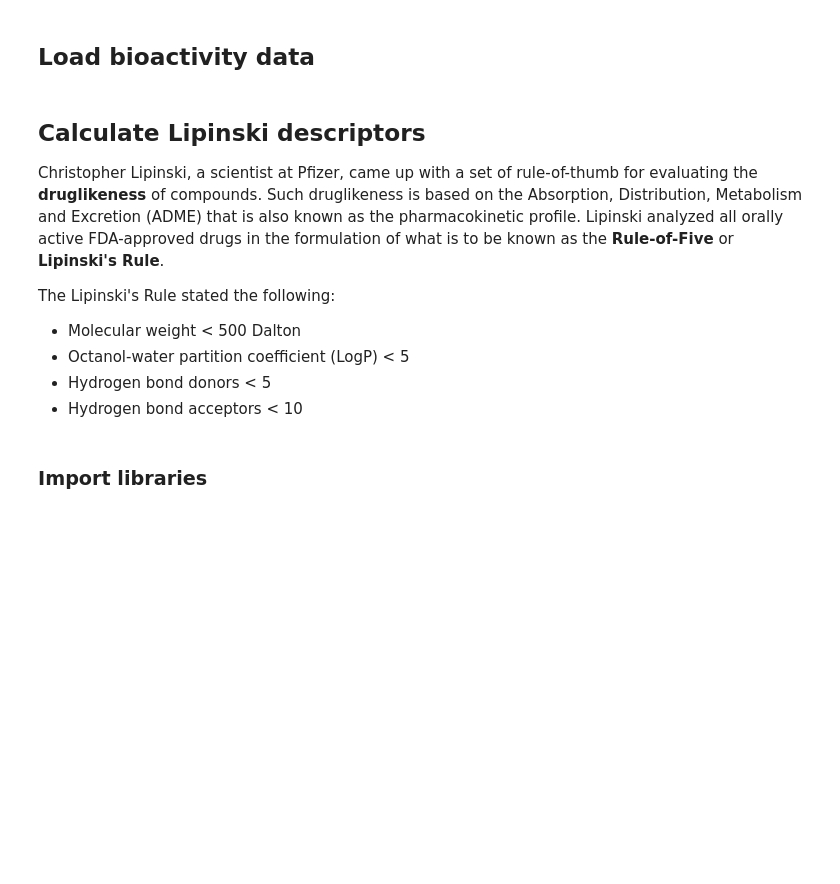
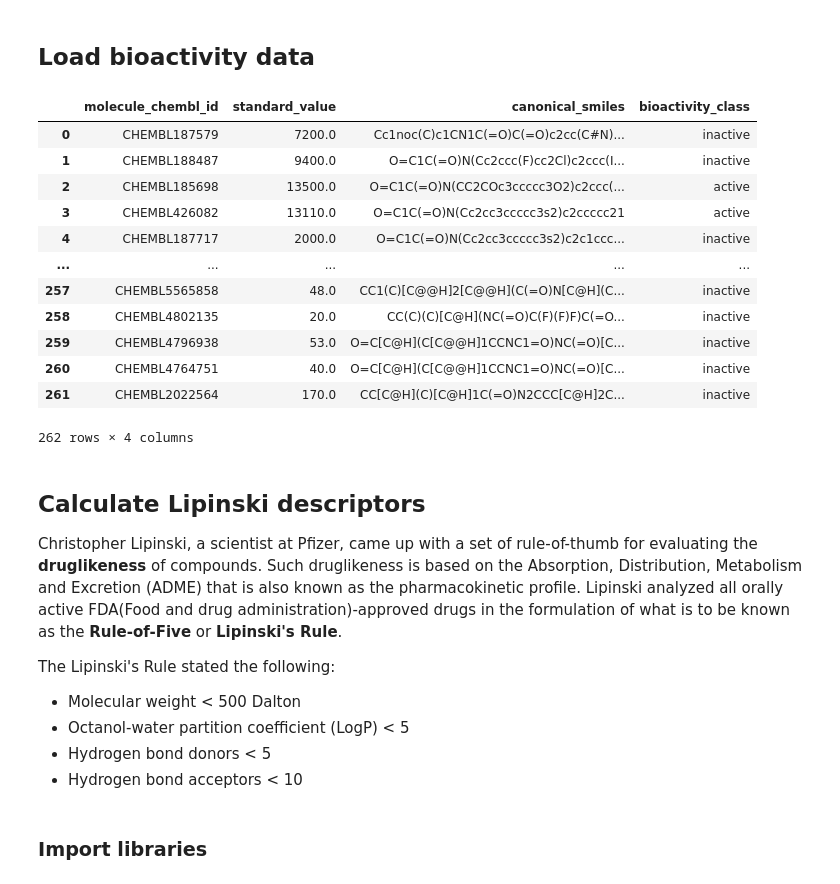
Before and after one commit to ajmal117/Bioinformatics-drug-discoveries, a Jupyter notebook: python/CDD_ML_Part_2_Exploratory_Data_Analysis.ipynb, the cells around one changed output. Saved outputs shown, nothing was run; the diff lists cells and outputs as text; code cells hidden in the pictures; blank space fills up the shorter version.

```diff
--- a/python/CDD_ML_Part_2_Exploratory_Data_Analysis.ipynb
+++ b/python/CDD_ML_Part_2_Exploratory_Data_Analysis.ipynb
@@ -38,10 +30,25 @@ Executing transaction: |/-\|/-\|/-\|/-\|/-\|/-\|/-\|/-\|/-\|/-\|/-\|/-\|/-\|/-\|
 # %%
 import pandas as pd
 # %%
-df = pd.read_csv('bioactivity_data_preprocessed.csv')
+df = pd.read_csv('bioactivity_preprocessed_data.csv')
+df
+# %% [output]
+|  | molecule_chembl_id | standard_value | canonical_smiles | bioactivity_class |
+| 0 | CHEMBL187579 | 7200.0 | Cc1noc(C)c1CN1C(=O)C(=O)c2cc(C#N)... | inactive |
+| 1 | CHEMBL188487 | 9400.0 | O=C1C(=O)N(Cc2ccc(F)cc2Cl)c2ccc(I... | inactive |
+| 2 | CHEMBL185698 | 13500.0 | O=C1C(=O)N(CC2COc3ccccc3O2)c2ccc(... | active |
+| 3 | CHEMBL426082 | 13110.0 | O=C1C(=O)N(Cc2cc3ccccc3s2)c2ccccc21 | active |
+| 4 | CHEMBL187717 | 2000.0 | O=C1C(=O)N(Cc2cc3ccccc3s2)c2c1ccc... | inactive |
+| ... | ... | ... | ... | ... |
+| 257 | CHEMBL5565858 | 48.0 | CC1(C)[C@@H]2[C@@H](C(=O)N[C@H](C... | inactive |
+| 258 | CHEMBL4802135 | 20.0 | CC(C)(C)[C@H](NC(=O)C(F)(F)F)C(=O... | inactive |
+| 259 | CHEMBL4796938 | 53.0 | O=C[C@H](C[C@@H]1CCNC1=O)NC(=O)[C... | inactive |
+| 260 | CHEMBL4764751 | 40.0 | O=C[C@H](C[C@@H]1CCNC1=O)NC(=O)[C... | inactive |
+| 261 | CHEMBL2022564 | 170.0 | CC[C@H](C)[C@H]1C(=O)N2CCC[C@H]2C... | inactive |
+262 rows × 4 columns
 # %% [markdown]
 ## **Calculate Lipinski descriptors**
-Christopher Lipinski, a scientist at Pfizer, came up with a set of rule-of-thumb for evaluating the **druglikeness** of compounds. Such druglikeness is based on the Absorption, Distribution, Metabolism and Excretion (ADME) that is also known as the pharmacokinetic profile. Lipinski analyzed all orally active FDA-approved drugs in the formulation of what is to be known as the **Rule-of-Five** or **Lipinski's Rule**.
+Christopher Lipinski, a scientist at Pfizer, came up with a set of rule-of-thumb for evaluating the **druglikeness** of compounds. Such druglikeness is based on the Absorption, Distribution, Metabolism and Excretion (ADME) that is also known as the pharmacokinetic profile. Lipinski analyzed all orally active FDA(Food and drug administration)-approved drugs in the formulation of what is to be known as the **Rule-of-Five** or **Lipinski's Rule**.
 
 The Lipinski's Rule stated the following:
 * Molecular weight < 500 Dalton
```
Also changed, not shown: parts of 5 cells of this notebook.
